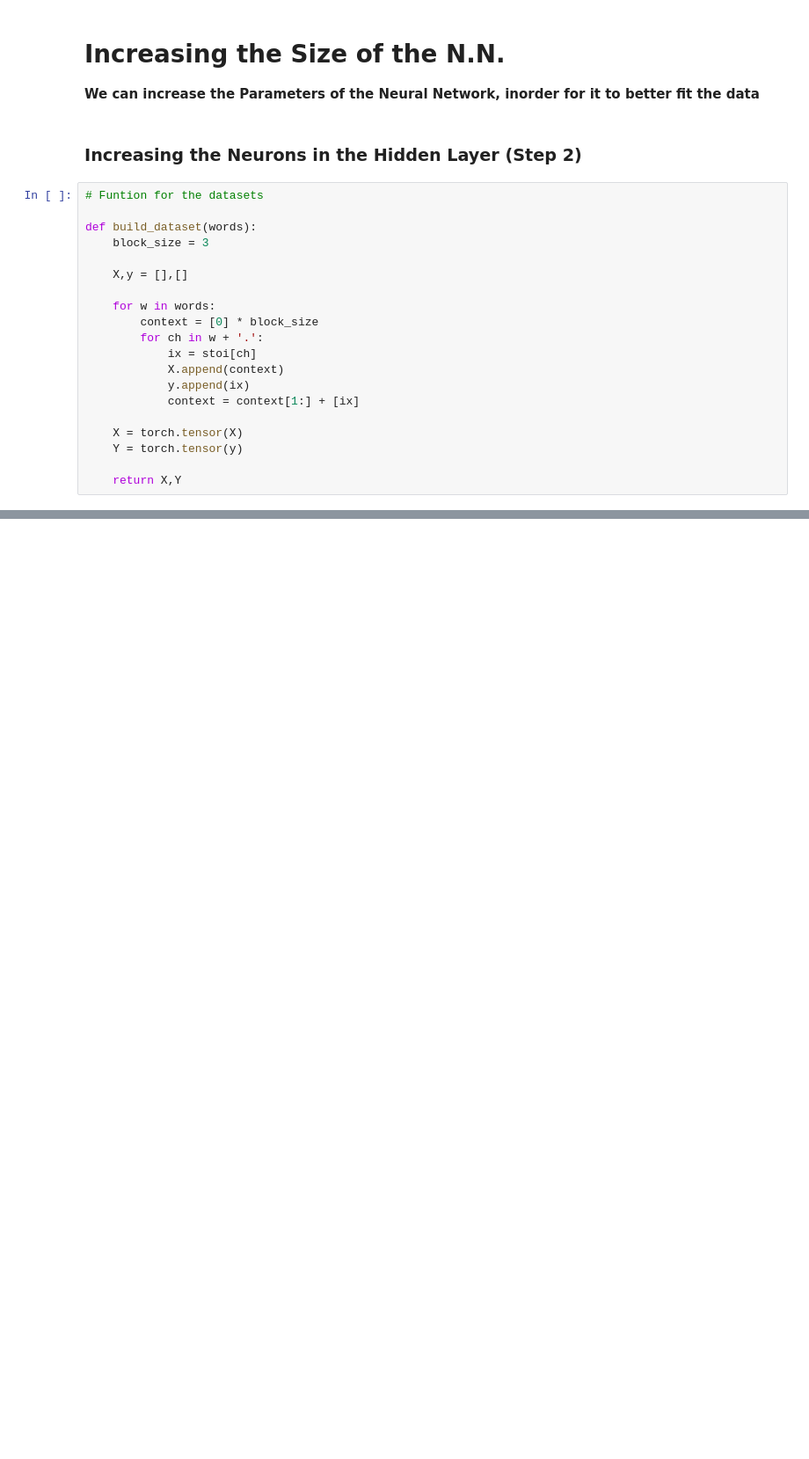
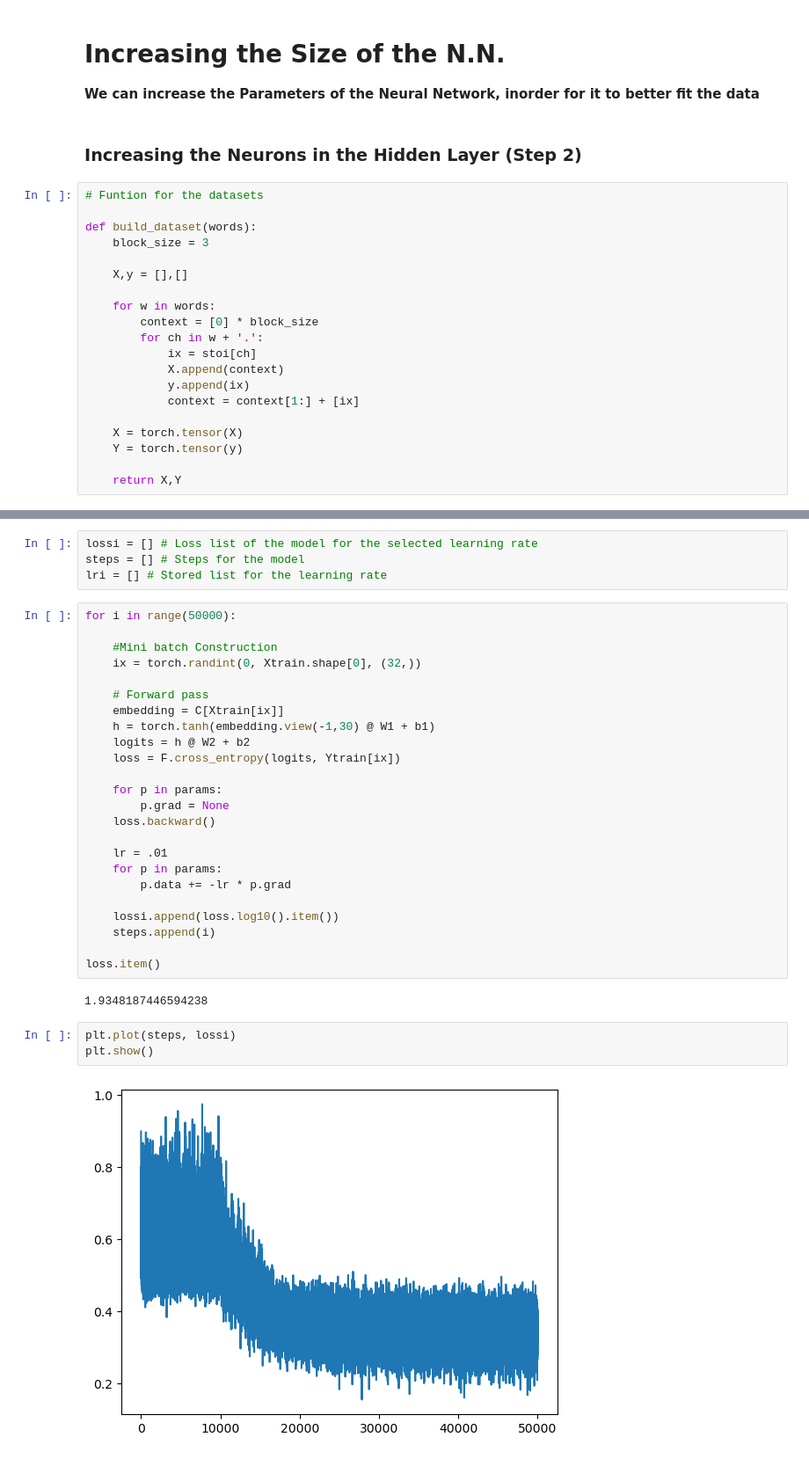
Before and after one commit to Amehroke/MakeMore, a Jupyter notebook: part2.ipynb, the cells around one changed output, grey strips where cells are left out. Shown at 88% size. Cells and saved outputs as stored; diff of their text form; blank space fills up the shorter version.

```diff
--- a/part2.ipynb
+++ b/part2.ipynb
@@ -760,0 +840,35 @@ loss
+# %%
+lossi = [] # Loss list of the model for the selected learning rate
+steps = [] # Steps for the model
+lri = [] # Stored list for the learning rate
+# %%
+for i in range(50000):
+
+    #Mini batch Construction
+    ix = torch.randint(0, Xtrain.shape[0], (32,))
+
+    # Forward pass
+    embedding = C[Xtrain[ix]]
+    h = torch.tanh(embedding.view(-1,30) @ W1 + b1)
+    logits = h @ W2 + b2
+    loss = F.cross_entropy(logits, Ytrain[ix])
+
+    for p in params:
+        p.grad = None
+    loss.backward()
+
+    lr = .01
+    for p in params:
+        p.data += -lr * p.grad
+
+    lossi.append(loss.log10().item())
+    steps.append(i)
+
+loss.item()
+# %% [output]
+1.9348187446594238
+# %%
+plt.plot(steps, lossi)
+plt.show()
+# %% [output]
+[figure, added]
```
Also changed, not shown: parts of 38 cells of this notebook.
